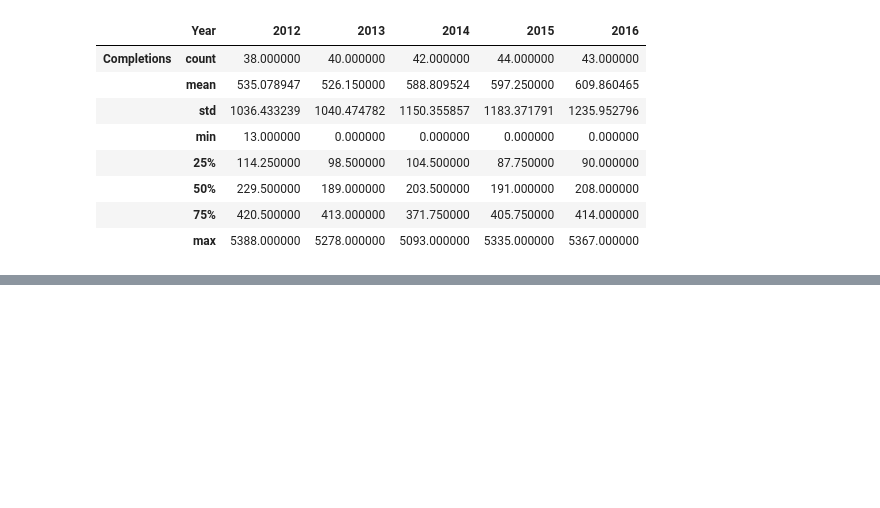
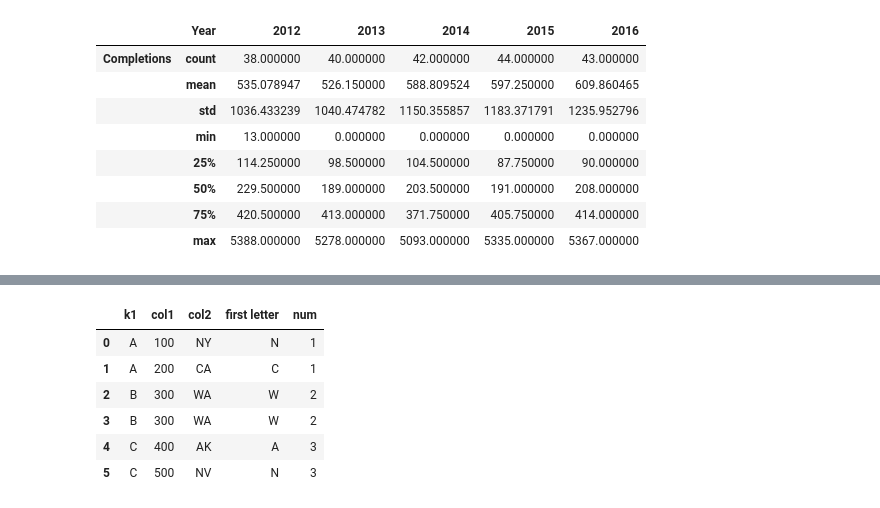
Before and after one commit to o-bissing/TF_Udemy, a Jupyter notebook: Pandas.ipynb, the cells around one changed output, grey strips where cells are left out. Saved outputs shown, nothing was run; the diff lists cells and outputs as text; code cells hidden in the pictures; blank space fills up the shorter version.

```diff
--- a/Pandas.ipynb
+++ b/Pandas.ipynb
@@ -426,0 +429,5 @@ df.groupby('Year').describe().transpose()
+# %%
+df_one = pd.DataFrame({'k1':['A','A','B','B','C','C'],
+                       'col1':[100,200,300,300,400,500],
+                       'col2':['NY','CA','WA','WA','AK','NV']})
+df_one
@@ -426,0 +455,7 @@ df.groupby('Year').describe().transpose()
+# %%
+# add some columns using function
+def grab_first_letter(state):
+  return state[0]
+# %%
+df_one['first letter'] = df_one['col2'].apply(grab_first_letter)
+df_one
@@ -426,0 +470,14 @@ df.groupby('Year').describe().transpose()
+# %%
+# mapping
+my_map = {'A':1,'B':2,'C':3}
+# %%
+df_one['num'] = df_one['k1'].map(my_map)
+df_one
+# %% [output]
+|  | k1 | col1 | col2 | first letter | num |
+| 0 | A | 100 | NY | N | 1 |
+| 1 | A | 200 | CA | C | 1 |
+| 2 | B | 300 | WA | W | 2 |
+| 3 | B | 300 | WA | W | 2 |
+| 4 | C | 400 | AK | A | 3 |
+| 5 | C | 500 | NV | N | 3 |
```
Also changed, not shown: parts of 10 cells of this notebook.
